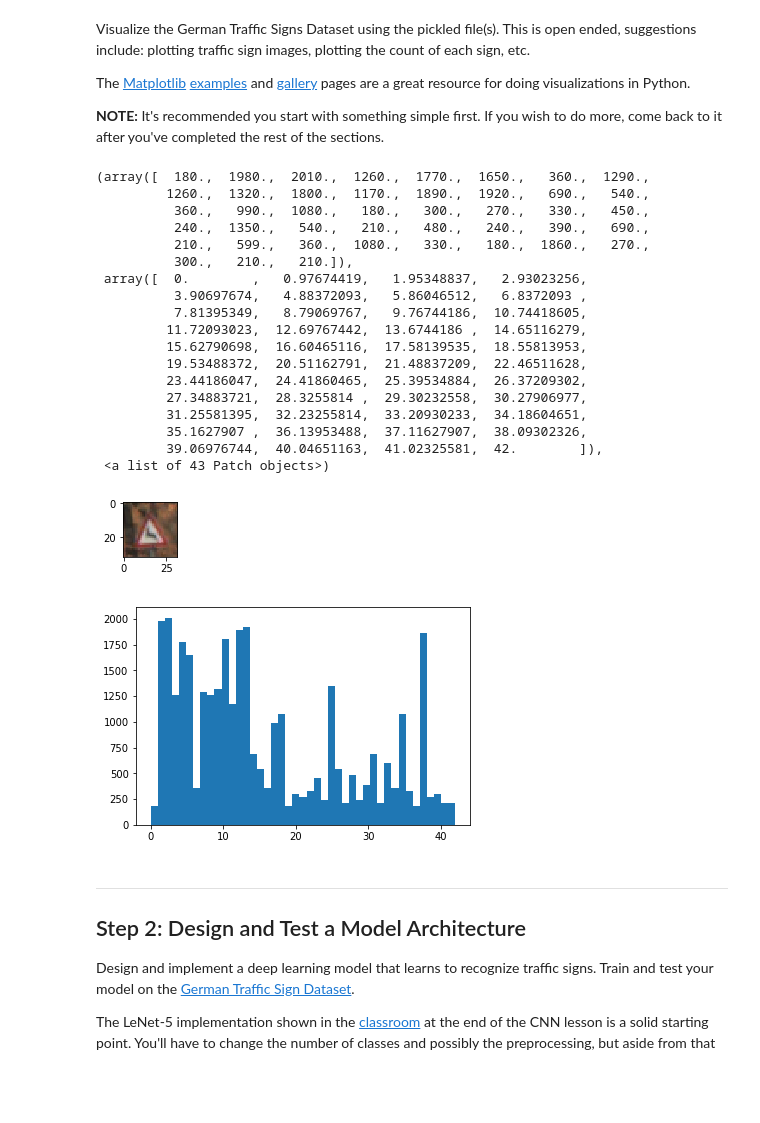
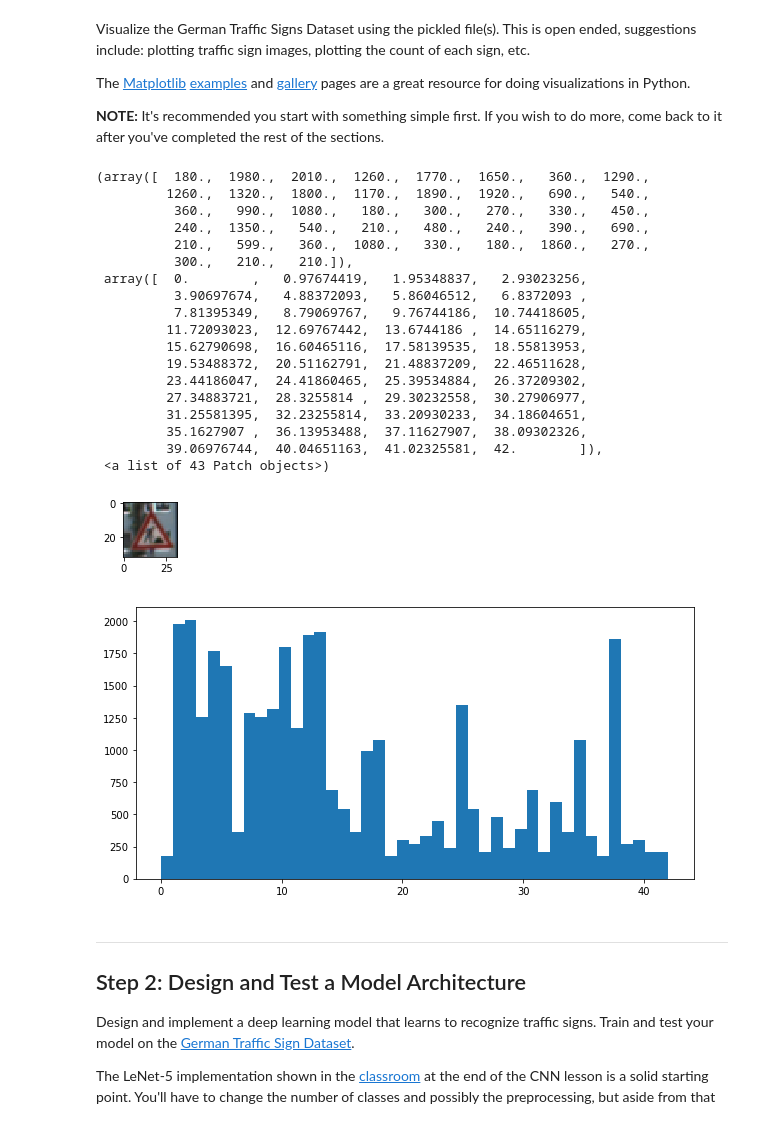
Before and after one commit to bcornelis/CarND-Traffic-Sign-Classifier-Project, a Jupyter notebook: Traffic_Sign_Classifier.ipynb, the cells around one changed output. Cells and saved outputs as stored; diff of their text form; code cells hidden in the pictures; blank space fills up the shorter version.

```diff
--- a/Traffic_Sign_Classifier.ipynb
+++ b/Traffic_Sign_Classifier.ipynb
@@ -97,36 +97,36 @@ import random
 # Visualizations will be shown in the notebook.
 %matplotlib inline
 
 index = random.randint(0, len(X_train))
 image = X_train[index].squeeze()
 
 plt.figure(figsize=(1,1))
 plt.imshow(image)
 
 # Making a histogram for the distribution
-plt.figure()
+plt.figure(figsize=(10,5))
 plt.hist(y_train, bins = n_classes)
 # %% [output]
 (array([  180.,  1980.,  2010.,  1260.,  1770.,  1650.,   360.,  1290.,
          1260.,  1320.,  1800.,  1170.,  1890.,  1920.,   690.,   540.,
           360.,   990.,  1080.,   180.,   300.,   270.,   330.,   450.,
           240.,  1350.,   540.,   210.,   480.,   240.,   390.,   690.,
           210.,   599.,   360.,  1080.,   330.,   180.,  1860.,   270.,
           300.,   210.,   210.]),
  array([  0.        ,   0.97674419,   1.95348837,   2.93023256,
           3.90697674,   4.88372093,   5.86046512,   6.8372093 ,
           7.81395349,   8.79069767,   9.76744186,  10.74418605,
          11.72093023,  12.69767442,  13.6744186 ,  14.65116279,
          15.62790698,  16.60465116,  17.58139535,  18.55813953,
          19.53488372,  20.51162791,  21.48837209,  22.46511628,
          23.44186047,  24.41860465,  25.39534884,  26.37209302,
          27.34883721,  28.3255814 ,  29.30232558,  30.27906977,
          31.25581395,  32.23255814,  33.20930233,  34.18604651,
          35.1627907 ,  36.13953488,  37.11627907,  38.09302326,
          39.06976744,  40.04651163,  41.02325581,  42.        ]),
  <a list of 43 Patch objects>)
-[figure, old version]
+[figure, new version]
-[figure, old version]
+[figure, new version]
 # %% [markdown]
 ----
 
```
Also changed, not shown: parts of 6 cells of this notebook, 1 other file.
